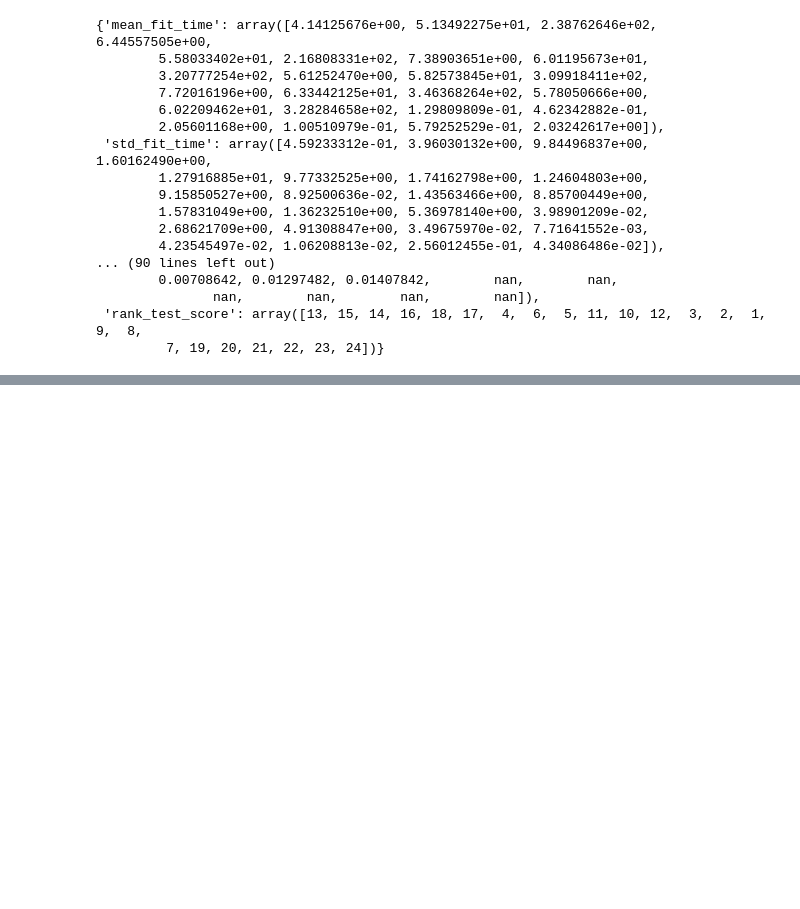
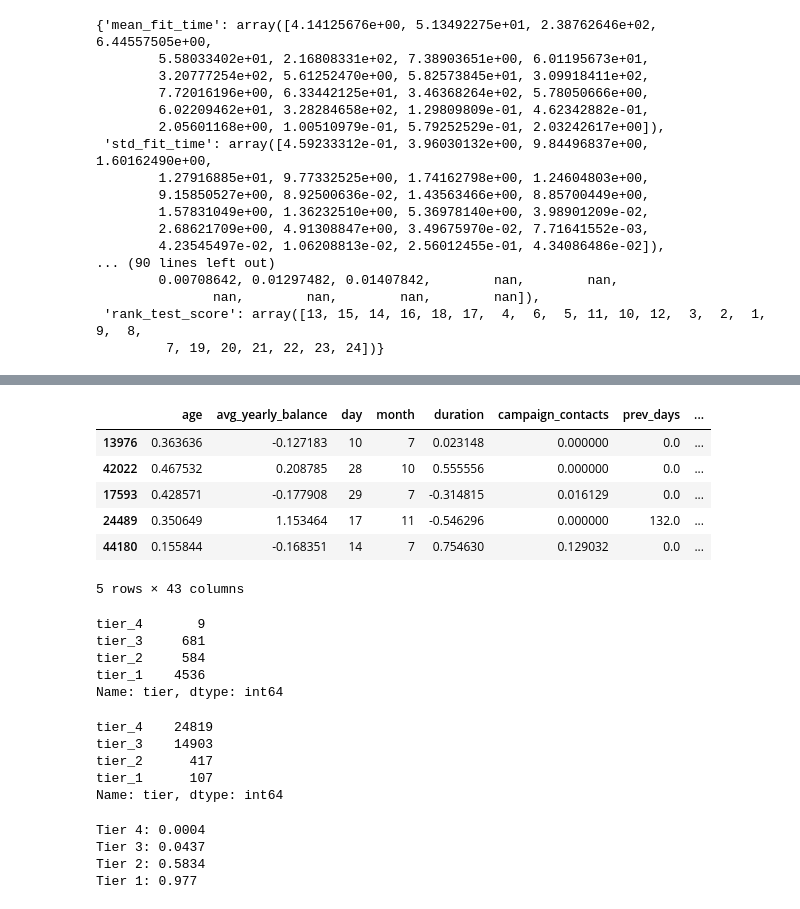
Before and after one commit to ElijahSeeley/Springboard, a Jupyter notebook: Capstone_Term_Deposit_Predictability/Hyperparameter_tuning_and_model_final.ipynb, the cells around one changed output, grey strips where cells are left out. Cells and saved outputs as stored; diff of their text form; code cells hidden in the pictures; blank space fills up the shorter version.

```diff
--- a/Capstone_Term_Deposit_Predictability/Hyperparameter_tuning_and_model_final.ipynb
+++ b/Capstone_Term_Deposit_Predictability/Hyperparameter_tuning_and_model_final.ipynb
@@ -221,0 +368,39 @@ TypeError: '<=' not supported between instances of 'str' and 'int'
+# %%
+X_whole['tier'] = pd.cut(X_whole['probability'],[0, 0.018, 0.4, 0.6, 1.0],labels=['tier_4', 'tier_3', 'tier_2', 'tier_1'])
+df_tiered = X_whole.copy()
+df_tiered['term_deposit'] = y_whole
+df_tiered.head()
+# %% [output]
+|  | age | avg_yearly_balance | day | month | duration | campaign_contacts | prev_days | ... |
+| 13976 | 0.363636 | -0.127183 | 10 | 7 | 0.023148 | 0.000000 | 0.0 | ... |
+| 42022 | 0.467532 | 0.208785 | 28 | 10 | 0.555556 | 0.000000 | 0.0 | ... |
+| 17593 | 0.428571 | -0.177908 | 29 | 7 | -0.314815 | 0.016129 | 0.0 | ... |
+| 24489 | 0.350649 | 1.153464 | 17 | 11 | -0.546296 | 0.000000 | 132.0 | ... |
+| 44180 | 0.155844 | -0.168351 | 14 | 7 | 0.754630 | 0.129032 | 0.0 | ... |
+5 rows × 43 columns
+# %%
+df_tiered.tier.loc[df_tiered['term_deposit'] == 'yes'].value_counts().sort_index()
+# %% [output]
+tier_4       9
+tier_3     681
+tier_2     584
+tier_1    4536
+Name: tier, dtype: int64
+# %%
+df_tiered.tier.loc[df_tiered['term_deposit'] == 'no'].value_counts().sort_index()
+# %% [output]
+tier_4    24819
+tier_3    14903
+tier_2      417
+tier_1      107
+Name: tier, dtype: int64
+# %%
+print("Tier 4: " + str(round((9/24828),4)))
+print("Tier 3: " + str(round((681/15584),4)))
+print("Tier 2: " + str(round((584/1001),4)))
+print("Tier 1: " + str(round((4536/4643),4)))
+# %% [output]
+Tier 4: 0.0004
+Tier 3: 0.0437
+Tier 2: 0.5834
+Tier 1: 0.977
```
Also changed, not shown: parts of 12 cells of this notebook.
